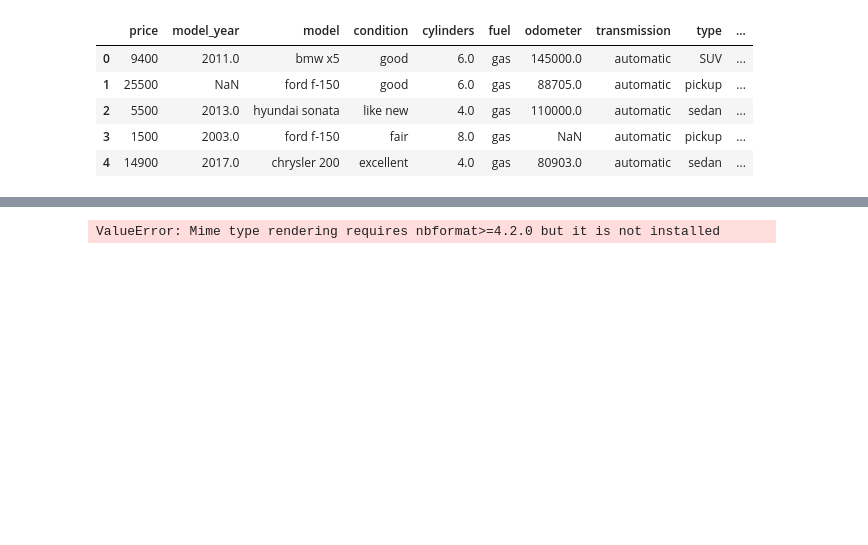
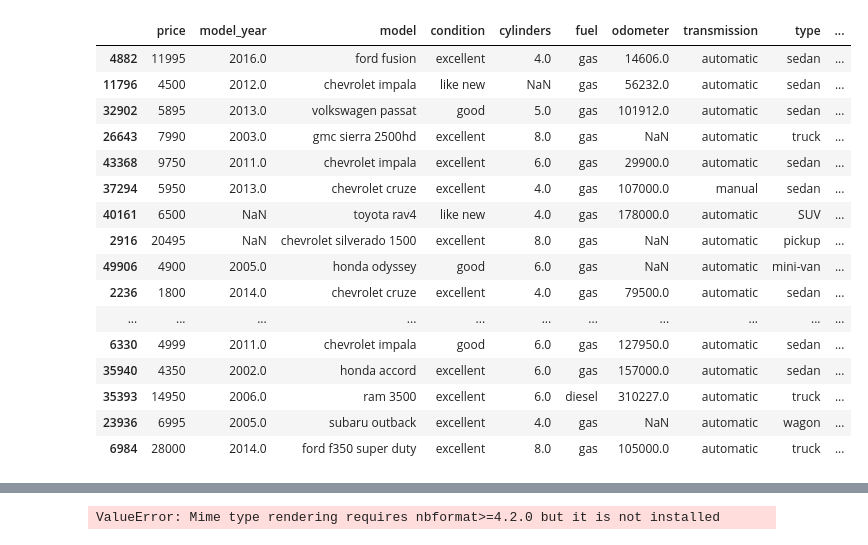
Before and after one commit to imnatec/proj_one, a Jupyter notebook: notebooks/EDA.ipynb, the cells around one changed output, grey strips where cells are left out. Cells and saved outputs as stored; diff of their text form; code cells hidden in the pictures; blank space fills up the shorter version.

```diff
--- a/notebooks/EDA.ipynb
+++ b/notebooks/EDA.ipynb
@@ -10,10 +15,23 @@ df = pd.read_csv('vehicles_us.csv')
 df['manufacturer']= df['model'].apply(lambda x: x.split()[0])
-# %%
-df.head()
-# %% [output]
-|  | price | model_year | model | condition | cylinders | fuel | odometer | transmission | type | ... |
-| 0 | 9400 | 2011.0 | bmw x5 | good | 6.0 | gas | 145000.0 | automatic | SUV | ... |
-| 1 | 25500 | NaN | ford f-150 | good | 6.0 | gas | 88705.0 | automatic | pickup | ... |
-| 2 | 5500 | 2013.0 | hyundai sonata | like new | 4.0 | gas | 110000.0 | automatic | sedan | ... |
-| 3 | 1500 | 2003.0 | ford f-150 | fair | 8.0 | gas | NaN | automatic | pickup | ... |
-| 4 | 14900 | 2017.0 | chrysler 200 | excellent | 4.0 | gas | 80903.0 | automatic | sedan | ... |
+# %%
+#preview the data set
+#I see some cars dont have any miles in the odometer, I will to assume those cars are new and have 0 miles.
+df.sample(20)
+# %% [output]
+|  | price | model_year | model | condition | cylinders | fuel | odometer | transmission | type | ... |
+| 4882 | 11995 | 2016.0 | ford fusion | excellent | 4.0 | gas | 14606.0 | automatic | sedan | ... |
+| 11796 | 4500 | 2012.0 | chevrolet impala | like new | NaN | gas | 56232.0 | automatic | sedan | ... |
+| 32902 | 5895 | 2013.0 | volkswagen passat | good | 5.0 | gas | 101912.0 | automatic | sedan | ... |
+| 26643 | 7990 | 2003.0 | gmc sierra 2500hd | excellent | 8.0 | gas | NaN | automatic | truck | ... |
+| 43368 | 9750 | 2011.0 | chevrolet impala | excellent | 6.0 | gas | 29900.0 | automatic | sedan | ... |
+| 37294 | 5950 | 2013.0 | chevrolet cruze | excellent | 4.0 | gas | 107000.0 | manual | sedan | ... |
+| 40161 | 6500 | NaN | toyota rav4 | like new | 4.0 | gas | 178000.0 | automatic | SUV | ... |
+| 2916 | 20495 | NaN | chevrolet silverado 1500 | excellent | 8.0 | gas | NaN | automatic | pickup | ... |
+| 49906 | 4900 | 2005.0 | honda odyssey | good | 6.0 | gas | NaN | automatic | mini-van | ... |
+| 2236 | 1800 | 2014.0 | chevrolet cruze | excellent | 4.0 | gas | 79500.0 | automatic | sedan | ... |
+| ... | ... | ... | ... | ... | ... | ... | ... | ... | ... | ... |
+| 6330 | 4999 | 2011.0 | chevrolet impala | good | 6.0 | gas | 127950.0 | automatic | sedan | ... |
+| 35940 | 4350 | 2002.0 | honda accord | excellent | 6.0 | gas | 157000.0 | automatic | sedan | ... |
+| 35393 | 14950 | 2006.0 | ram 3500 | excellent | 6.0 | diesel | 310227.0 | automatic | truck | ... |
+| 23936 | 6995 | 2005.0 | subaru outback | excellent | 4.0 | gas | NaN | automatic | wagon | ... |
+| 6984 | 28000 | 2014.0 | ford f350 super duty | excellent | 8.0 | gas | 105000.0 | automatic | truck | ... |
```
Also changed, not shown: parts of 10 cells of this notebook.
